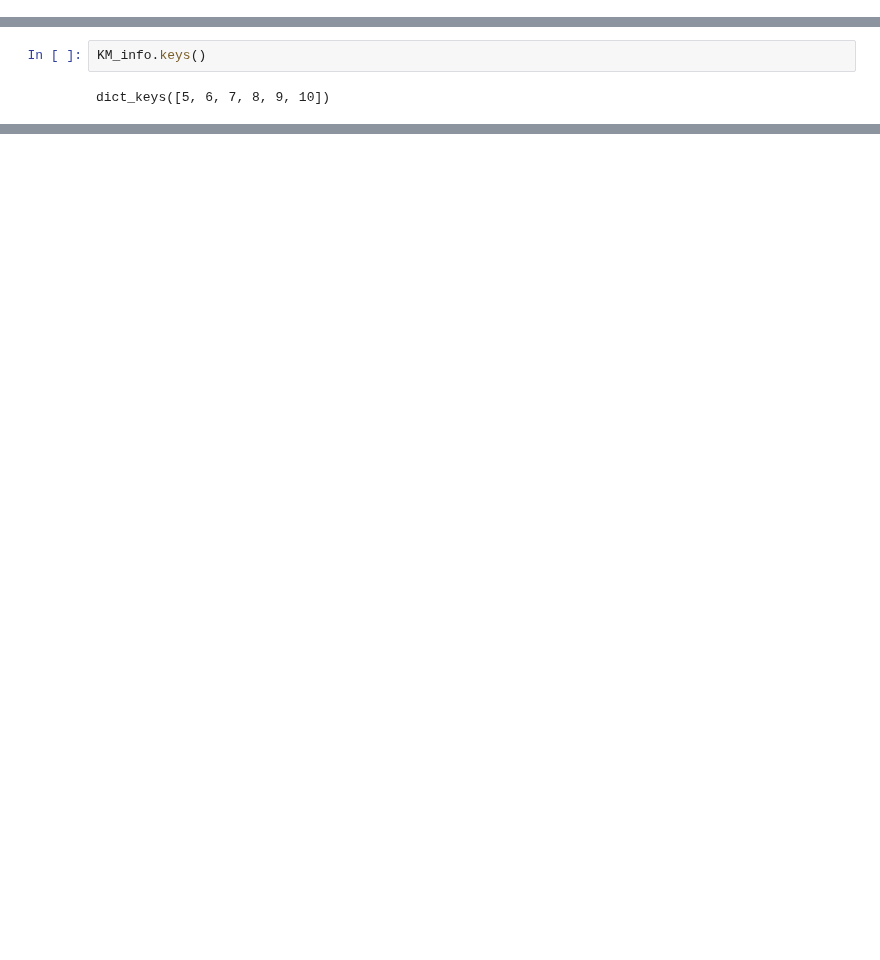
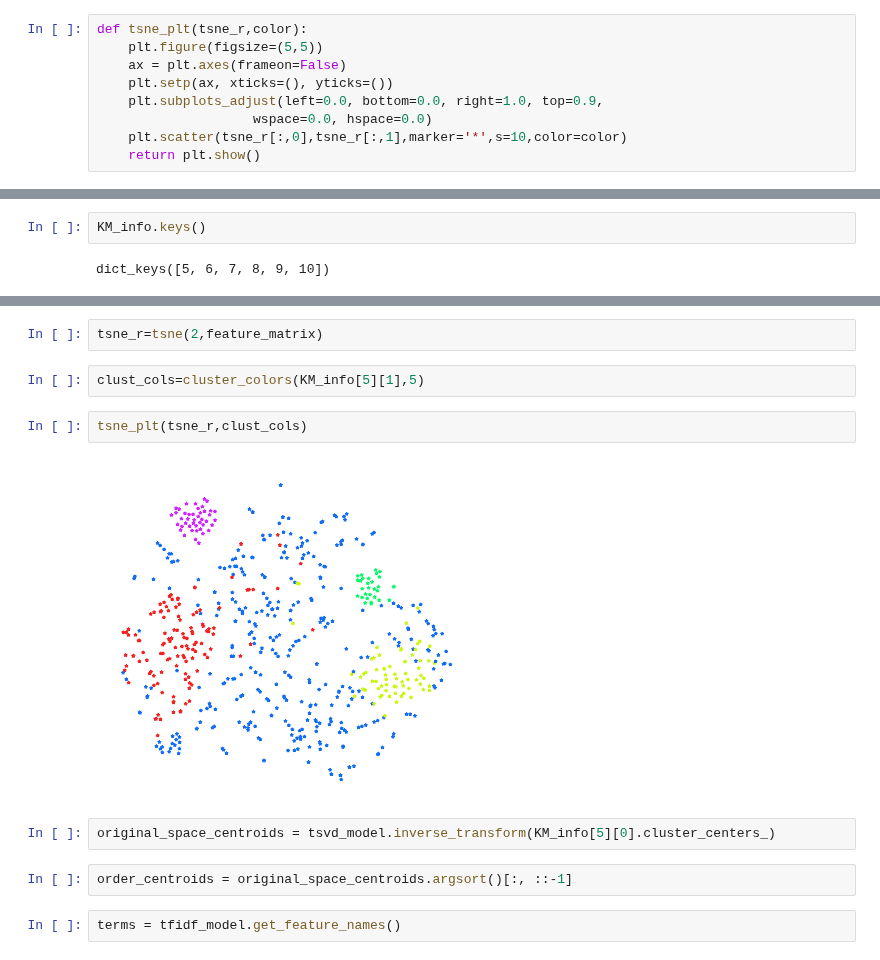
Before and after one commit to tkhan3/machinelearning, a Jupyter notebook: k_means_document.ipynb, the cells around one changed output, grey strips where cells are left out. Saved outputs shown, nothing was run; the diff lists cells and outputs as text; blank space fills up the shorter version.

```diff
--- a/k_means_document.ipynb
+++ b/k_means_document.ipynb
@@ -155,0 +191,9 @@ def clean_up(rec):
+# %%
+def tsne_plt(tsne_r,color):
+    plt.figure(figsize=(5,5))
+    ax = plt.axes(frameon=False)
+    plt.setp(ax, xticks=(), yticks=())
+    plt.subplots_adjust(left=0.0, bottom=0.0, right=1.0, top=0.9,
+                    wspace=0.0, hspace=0.0)
+    plt.scatter(tsne_r[:,0],tsne_r[:,1],marker='*',s=10,color=color)
+    return plt.show()
@@ -291,0 +398,14 @@ for n_clusters in temp_range:
+# %%
+tsne_r=tsne(2,feature_matrix)
+# %%
+clust_cols=cluster_colors(KM_info[5][1],5)
+# %%
+tsne_plt(tsne_r,clust_cols)
+# %% [output]
+[figure, added]
+# %%
+original_space_centroids = tsvd_model.inverse_transform(KM_info[5][0].cluster_centers_)
+# %%
+order_centroids = original_space_centroids.argsort()[:, ::-1]
+# %%
+terms = tfidf_model.get_feature_names()
```
Also changed, not shown: parts of 14 cells of this notebook.
